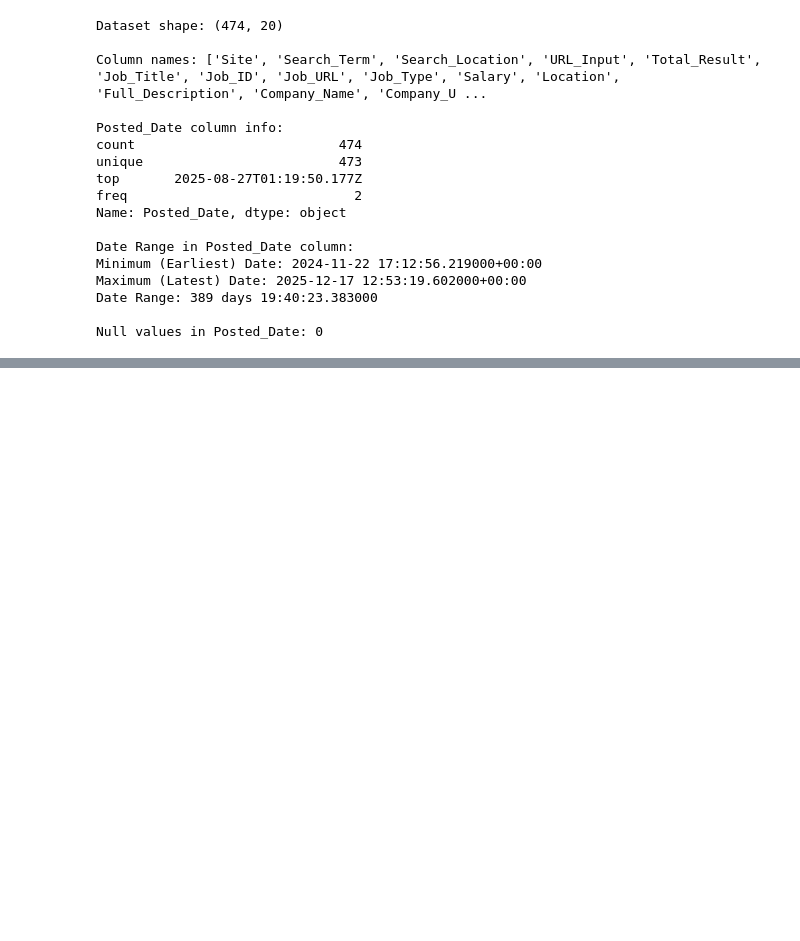
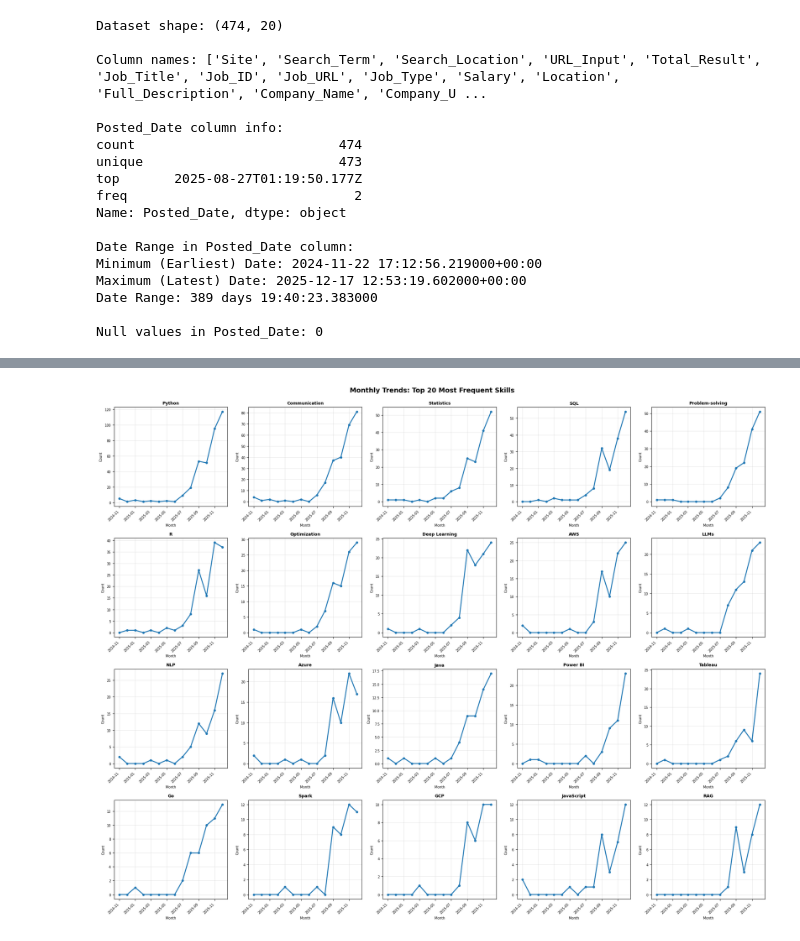
Before and after one commit to nhphuong2504/data-science-skills-analysis-2025, a Jupyter notebook: notebooks/exploration.ipynb, the cells around one changed output, grey strips where cells are left out. Saved outputs shown, nothing was run; the diff lists cells and outputs as text; code cells hidden in the pictures; blank space fills up the shorter version.

```diff
--- a/notebooks/exploration.ipynb
+++ b/notebooks/exploration.ipynb
@@ -79,10 +94,11 @@ skills = {
                                  'Tracing', 'AI Guardrails', 'Red-teaming'],
     'Database Systems': ['PostgreSQL', 'MySQL', 'Agentic Postgres', 'NoSQL', 'MongoDB', 'Cassandra', 'Redis', 'Neo4j',
                         'Snowflake', 'BigQuery', 'Vector Databases', 'Pinecone', 'Milvus', 'Weaviate', 'Qdrant',
-                        'Chroma', 'FAISS'],
+                        'Chroma', 'FAISS', 'Databricks'],
     'Visualization & BI': ['Tableau', 'Power BI', 'Looker', 'D3.js', 'Plotly', 'Dash', 'Matplotlib', 'Seaborn',
                           'Streamlit'],
-    'Professional Skills & Ethics': ['Data Storytelling', 'Responsible AI', 'Ethical Governance', 'GDPR 2.0',
+    'Cloud': ['AWS', 'Amazon Web Services', 'Azure', 'Microsoft Azure', 'Google Cloud', 'GCP', 'Google Cloud Platform'],
+    'Professional Skills & Ethics': ['Communication', 'Data Storytelling', 'Responsible AI', 'Ethical Governance', 'GDPR 2.0',
                                     'AI Act compliance', 'Domain Expertise', 'Cross-functional collaboration',
                                     'Problem-solving', 'Critical Thinking']
 }
@@ -189,0 +346,81 @@ Skills with 100+ mentions: 5
+# %%
+import matplotlib.pyplot as plt
+import matplotlib.dates as mdates
+from datetime import datetime
+
+# Set up the plotting style
+plt.style.use('default')
+fig, axes = plt.subplots(4, 5, figsize=(20, 16))
+axes = axes.flatten()
+
+# Convert Year_Month_str to datetime for plotting
+trend_df['Date'] = pd.to_datetime(trend_df['Year_Month_str'] + '-01')
+
+# Plot each skill
+for idx, skill in enumerate(top_20_skills):
+    skill_data = trend_df[trend_df['Skill'] == skill].sort_values('Date')
+
+    ax = axes[idx]
+    ax.plot(skill_data['Date'], skill_data['Count'], marker='o', linewidth=2, markersize=4)
+    ax.set_title(skill, fontsize=9, fontweight='bold')
+    ax.set_xlabel('Month', fontsize=7)
+    ax.set_ylabel('Count', fontsize=7)
+    ax.grid(True, alpha=0.3)
+    ax.tick_params(labelsize=7)
+
+    # Format x-axis dates
+    ax.xaxis.set_major_formatter(mdates.DateFormatter('%Y-%m'))
+    plt.setp(ax.xaxis.get_majorticklabels(), rotation=45, ha='right')
+
+plt.suptitle('Monthly Trends: Top 20 Most Frequent Skills', fontsize=14, fontweight='bold', y=0.995)
+plt.tight_layout()
+plt.show()
+
+# Create a heatmap visualization
+fig, ax = plt.subplots(figsize=(16, 10))
+
+# Prepare data for heatmap (skills vs months)
+heatmap_data = pivot_counts.copy()
+heatmap_data.index.name = 'Skill'
+
+# Create heatmap
+im = ax.imshow(heatmap_data.values, cmap='YlOrRd', aspect='auto')
+
+# Set ticks and labels
+ax.set_xticks(range(len(heatmap_data.columns)))
+ax.set_xticklabels(heatmap_data.columns, rotation=45, ha='right')
+ax.set_yticks(range(len(heatmap_data.index)))
+ax.set_yticklabels(heatmap_data.index)
+
+# Add colorbar
+cbar = plt.colorbar(im, ax=ax)
+cbar.set_label('Number of Job Postings', rotation=270, labelpad=20)
+
+ax.set_title('Heatmap: Top 20 Skills Frequency by Month', fontsize=14, fontweight='bold', pad=20)
+ax.set_xlabel('Month', fontsize=12)
+ax.set_ylabel('Skill', fontsize=12)
+
+plt.tight_layout()
+plt.show()
+
+# Line plot for top 10 skills (for better readability)
+fig, ax = plt.subplots(figsize=(14, 8))
+
+top_10_skills = top_20_skills[:10]
+for skill in top_10_skills:
+    skill_data = trend_df[trend_df['Skill'] == skill].sort_values('Date')
+    ax.plot(skill_data['Date'], skill_data['Count'], marker='o', linewidth=2, label=skill, markersize=5)
+
+ax.set_title('Monthly Trends: Top 10 Most Frequent Skills', fontsize=14, fontweight='bold')
+ax.set_xlabel('Month', fontsize=12)
+ax.set_ylabel('Number of Job Postings', fontsize=12)
+ax.legend(loc='best', fontsize=9)
+ax.grid(True, alpha=0.3)
+ax.xaxis.set_major_formatter(mdates.DateFormatter('%Y-%m'))
+plt.setp(ax.xaxis.get_majorticklabels(), rotation=45, ha='right')
+plt.tight_layout()
+plt.show()
+
+print("\nVisualizations created!")
+# %% [output]
+[figure, added]
```
Also changed, not shown: parts of 7 cells of this notebook, 1 other file.
